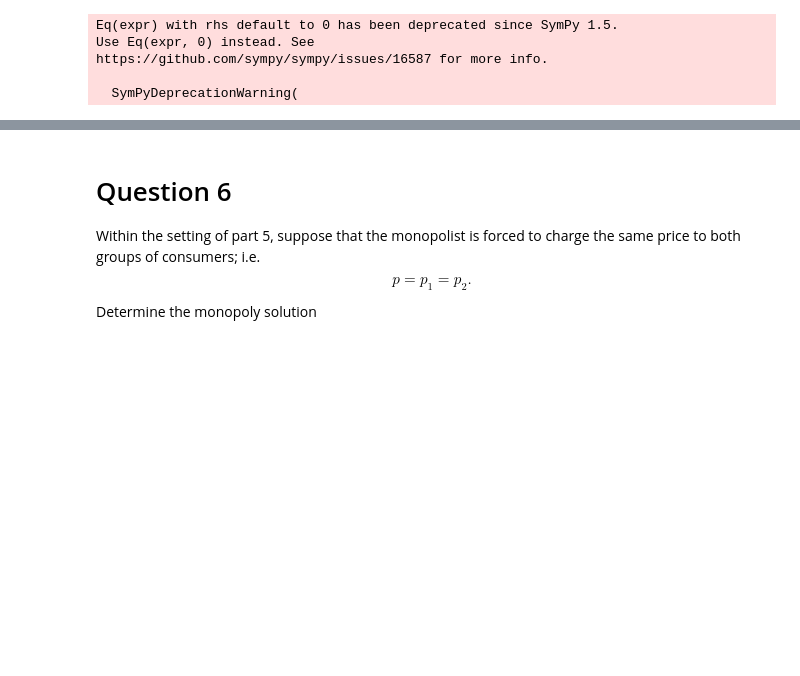
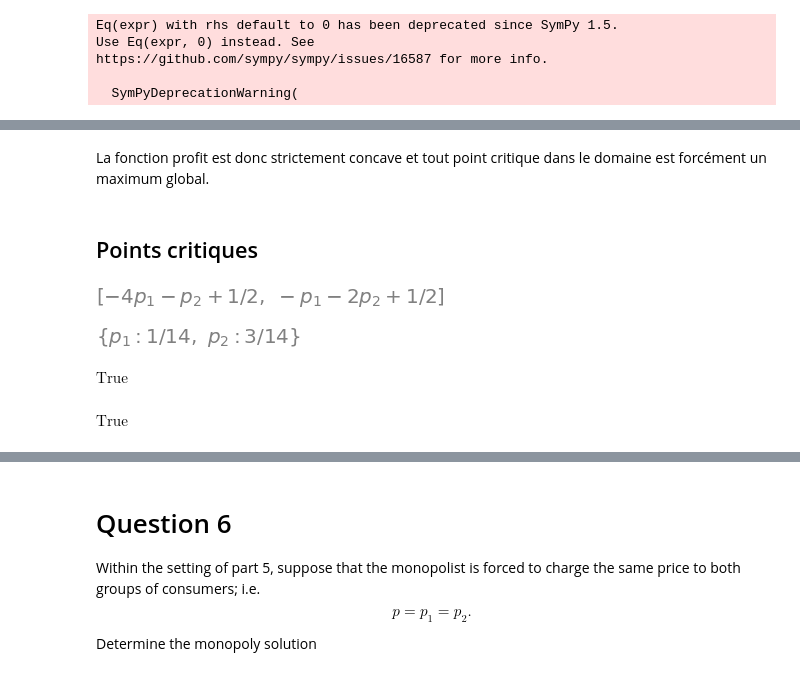
Before and after one commit to MECEN-TOURS/SI-2020-2021, a Jupyter notebook: exercice_introductif/Seance02-Fin.ipynb, the cells around one changed output, grey strips where cells are left out. Cells and saved outputs as stored; diff of their text form; code cells hidden in the pictures; blank space fills up the shorter version.

```diff
--- a/exercice_introductif/Seance02-Fin.ipynb
+++ b/exercice_introductif/Seance02-Fin.ipynb
@@ -538,0 +588,22 @@ https://github.com/sympy/sympy/issues/16587 for more info.
+# %% [markdown]
+La fonction profit est donc strictement concave et tout point critique dans le domaine est forcément un maximum global.
+# %% [markdown]
+## Points critiques
+# %%
+gradient = [sp.diff(profit5, v) for v in (p1, p2)]
+display(gradient)
+# %% [output]
+[figure, added]
+# %%
+sol, = sp.solve(gradient, (p1, p2), dict=True)
+display(sol)
+# %% [output]
+[figure, added]
+# %%
+sp.Ge(sol[p1], 0)
+# %% [output]
+$\displaystyle \text{True}$
+# %%
+sp.Ge(sol[p2], 0)
+# %% [output]
+$\displaystyle \text{True}$
```
Also changed, not shown: parts of 20 cells of this notebook.
